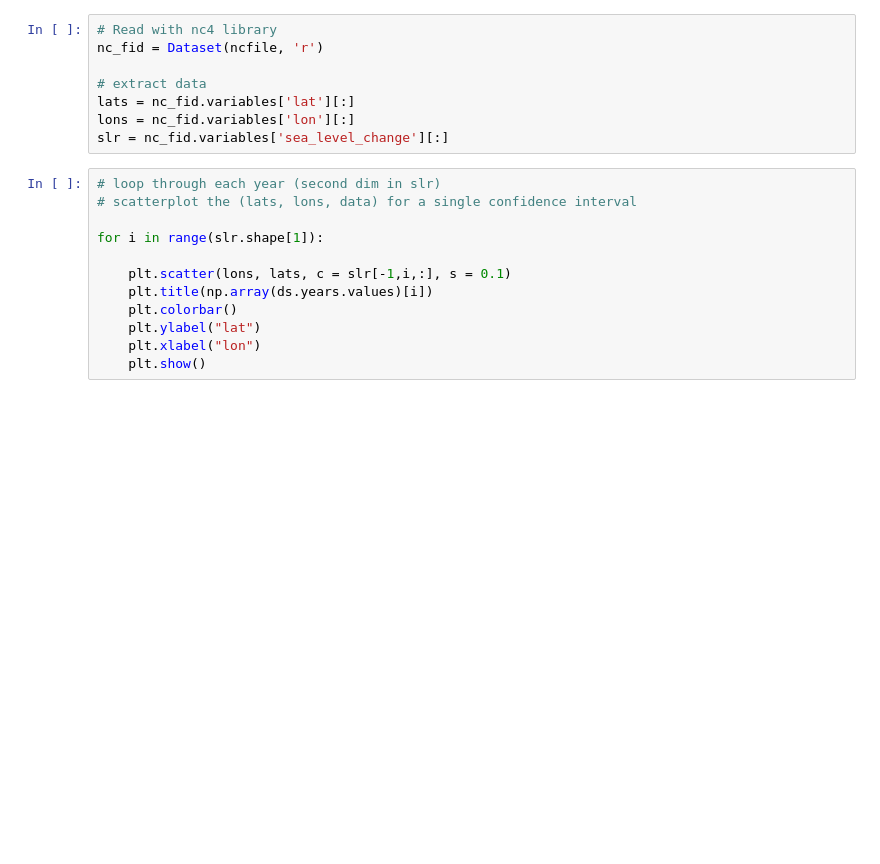
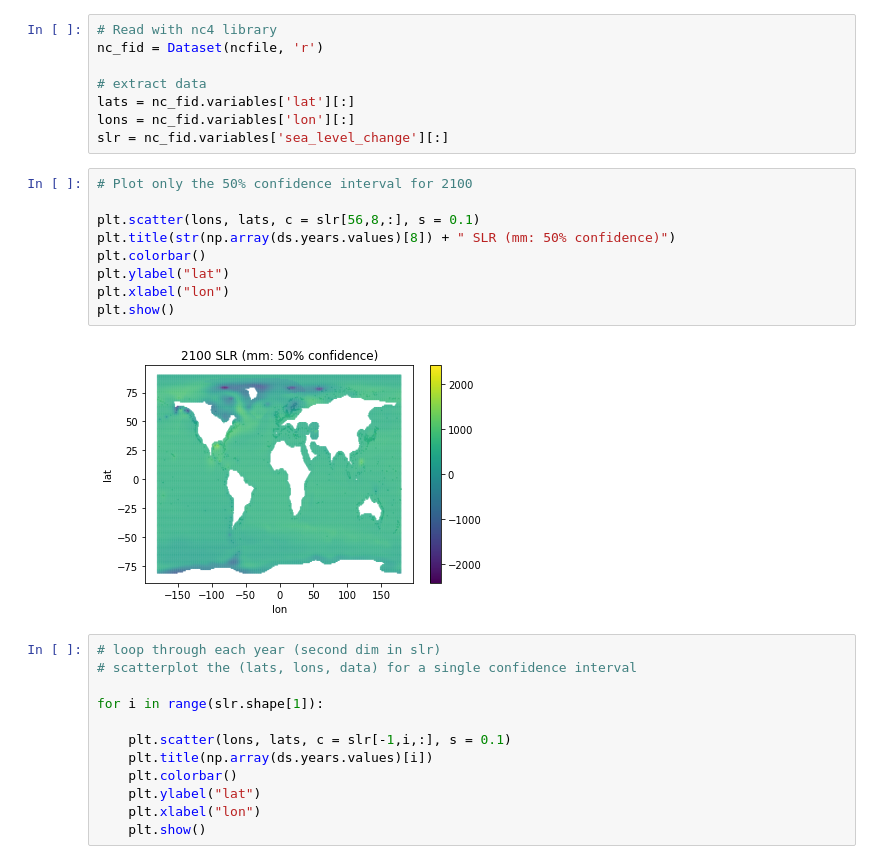
Before and after one commit to kashingtonDC/ed_demo, a Jupyter notebook: code/KK_SLR_nb.ipynb, the cells around one changed output. Cells and saved outputs as stored; diff of their text form; blank space fills up the shorter version.

```diff
--- a/code/KK_SLR_nb.ipynb
+++ b/code/KK_SLR_nb.ipynb
@@ -37,6 +37,17 @@ nc_fid = Dataset(ncfile, 'r')
 lats = nc_fid.variables['lat'][:]
 lons = nc_fid.variables['lon'][:]
 slr = nc_fid.variables['sea_level_change'][:]
+# %%
+# Plot only the 50% confidence interval for 2100
+
+plt.scatter(lons, lats, c = slr[56,8,:], s = 0.1)
+plt.title(str(np.array(ds.years.values)[8]) + " SLR (mm: 50% confidence)")
+plt.colorbar()
+plt.ylabel("lat")
+plt.xlabel("lon")
+plt.show()
+# %% [output]
+[figure, added]
 # %%
 # loop through each year (second dim in slr)
 # scatterplot the (lats, lons, data) for a single confidence interval
```
